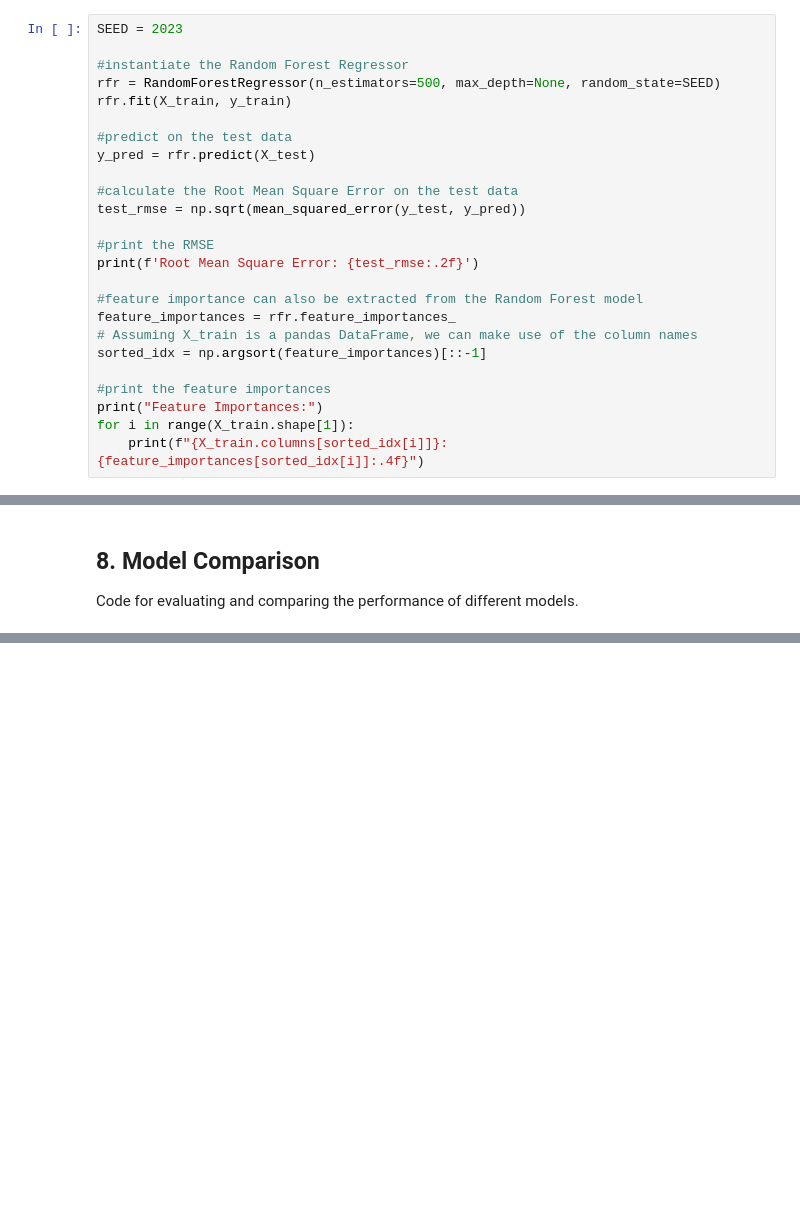
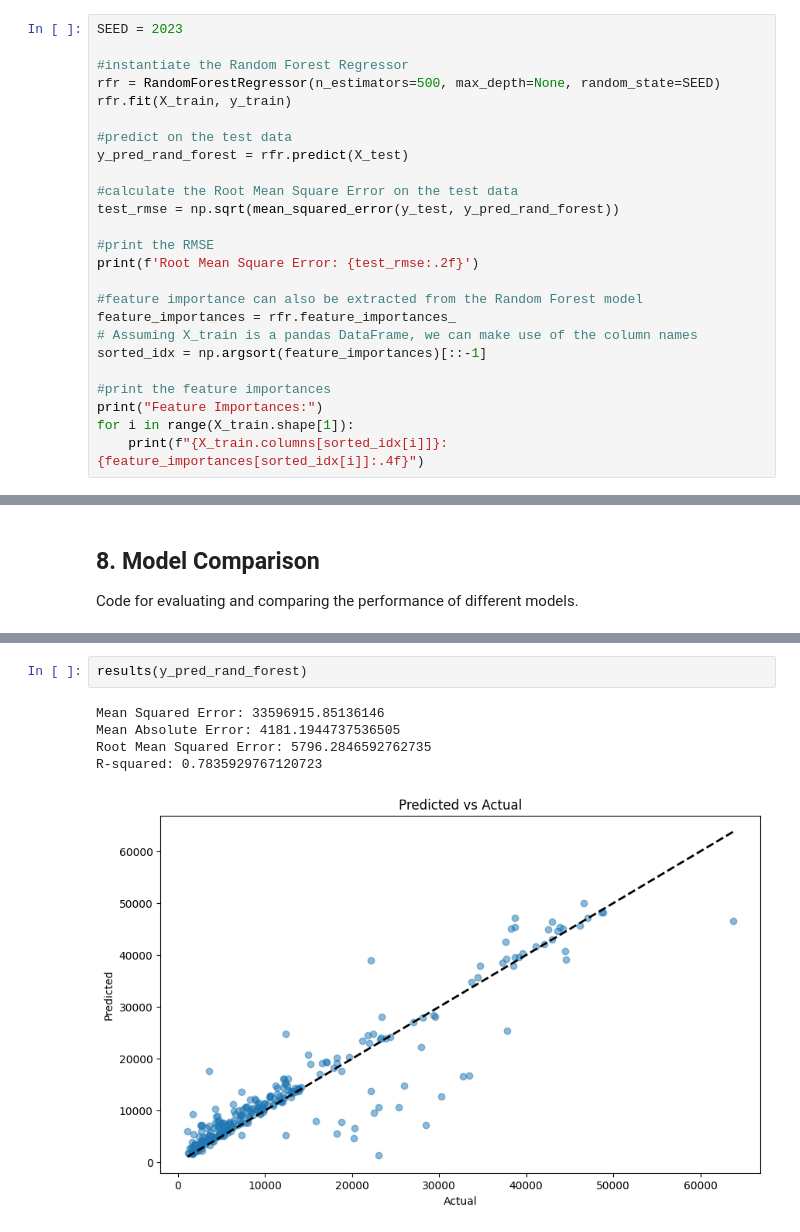
Before and after one commit to max-raney/health_insurance_ml, a Jupyter notebook: models.ipynb, the cells around one changed output, grey strips where cells are left out. Saved outputs shown, nothing was run; the diff lists cells and outputs as text; blank space fills up the shorter version.

```diff
--- a/models.ipynb
+++ b/models.ipynb
@@ -132,10 +132,10 @@ rfr = RandomForestRegressor(n_estimators=500, max_depth=None, random_state=SEED)
 rfr.fit(X_train, y_train)
 
 #predict on the test data
-y_pred = rfr.predict(X_test)
+y_pred_rand_forest = rfr.predict(X_test)
 
 #calculate the Root Mean Square Error on the test data
-test_rmse = np.sqrt(mean_squared_error(y_test, y_pred))
+test_rmse = np.sqrt(mean_squared_error(y_test, y_pred_rand_forest))
 
 #print the RMSE
 print(f'Root Mean Square Error: {test_rmse:.2f}')
@@ -379,0 +459,8 @@ Code for evaluating and comparing the performance of different models.
+# %%
+results(y_pred_rand_forest)
+# %% [output]
+Mean Squared Error: 33596915.85136146
+Mean Absolute Error: 4181.1944737536505
+Root Mean Squared Error: 5796.2846592762735
+R-squared: 0.7835929767120723
+[figure, added]
```
Also changed, not shown: parts of 13 cells of this notebook.
